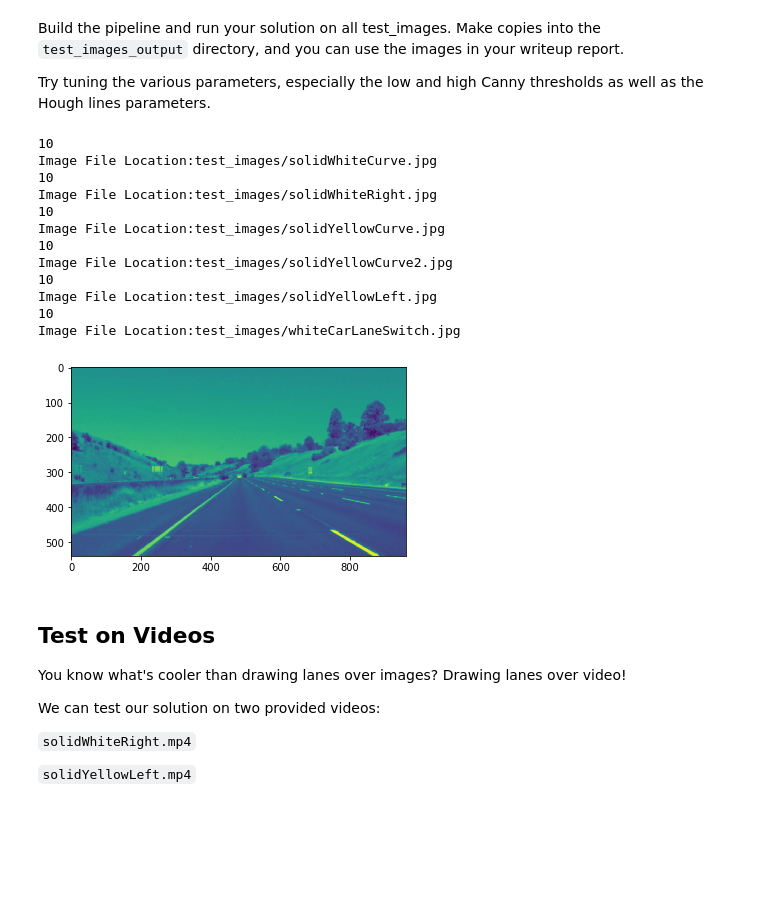
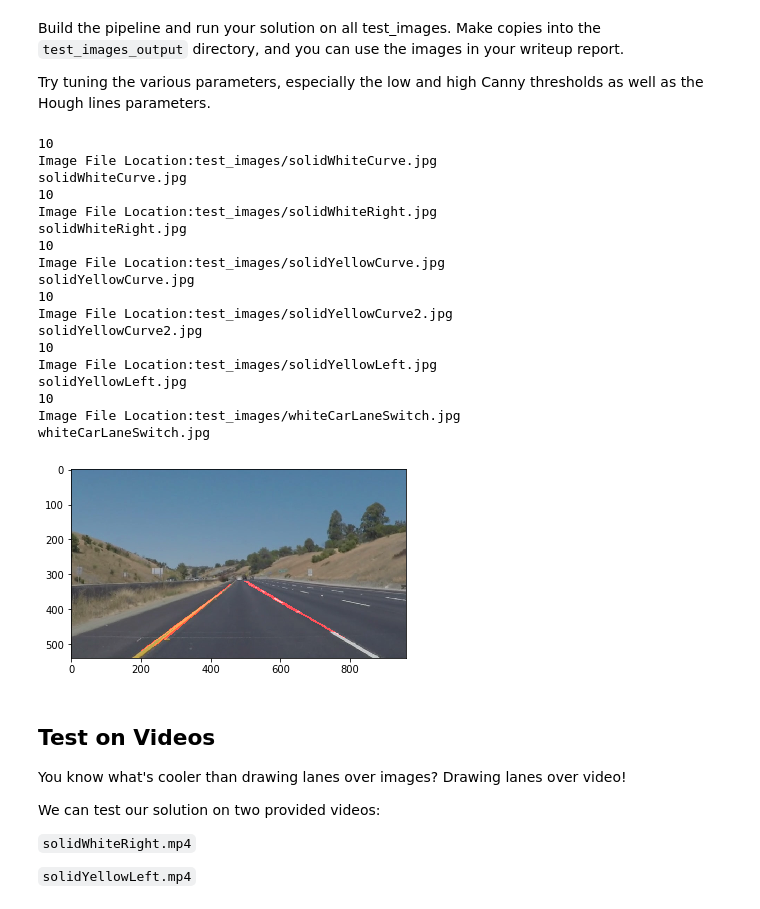
Before and after one commit to fouliex/SelfDrivingCarFindingLaneLine, a Jupyter notebook: P1.ipynb, the cells around one changed output. Drawn from its saved outputs; the diff is of its cells as text; code cells hidden in the pictures; blank space fills up the shorter version.

Commit message:
Complete building the lane finding pipeline

```diff
--- a/P1.ipynb
+++ b/P1.ipynb
@@ -220,9 +220,7 @@ class HoughTransform:
 
 
 
-def process_lane_finding(image_file_location,kernel_size,canny_low_threshold,canny_high_threshold,houghTransform):
-    print(houghTransform.rho)
-    print("Image File Location:" + image_file_location)
+def process_lane_finding(image_file_location,destination_directory,kernel_size,canny_low_threshold,canny_high_threshold,houghTransform):
 
     # Grayscale the image
     image_file = mpimg.imread(image_file_location)
@@ -243,45 +241,58 @@ def process_lane_finding(image_file_location,kernel_size,canny_low_threshold,can
     cv2.fillPoly(mask_edges, vertices,255)
     masked_edges = cv2.bitwise_and(canny_edges, mask_edges)
 
-    #
+    #Run Hough on masked_edges
+    image_with_line = hough_lines(masked_edges, houghTransform.rho, houghTransform.theta, houghTransform.threshold, houghTransform.min_line_length, houghTransform.max_line_gap)
 
+    # get weighted image
+    weighted_image = weighted_img(image_with_line, image_file, α=0.8, β=1., γ=0.)
+    #Display weighted_image
+    plt.imshow(weighted_image)
 
-    plt.imshow(gaussian_smoothing_image)
+    #Save weigthed image
+    file_name = os.path.basename(image_file_location)
+    mpimg.imsave(destination_directory + file_name,weighted_image)
 
 source_directory = "test_images/"
 destination_directory = "test_images_output/"
 kernel_size = 5
 canny_low_threshold = 50
 canny_high_threshold = 150
 
 # Hough Transform parameters
 rho =10
 theta = 5 * np.pi/180
 threshold = 60
 min_line_length =140
 max_line_gap =100
 
 
 hough = HoughTransform(rho,theta,threshold,min_line_length,max_line_gap)
 
 
 for file in os.listdir(source_directory):
     if file.endswith(".jpg"):
-        process_lane_finding(source_directory + file,kernel_size,canny_low_threshold,canny_high_threshold,hough)
+        process_lane_finding(source_directory + file,destination_directory,kernel_size,canny_low_threshold,canny_high_threshold,hough)
 # %% [output]
 10
 Image File Location:test_images/solidWhiteCurve.jpg
+solidWhiteCurve.jpg
 10
 Image File Location:test_images/solidWhiteRight.jpg
+solidWhiteRight.jpg
 10
 Image File Location:test_images/solidYellowCurve.jpg
+solidYellowCurve.jpg
 10
 Image File Location:test_images/solidYellowCurve2.jpg
+solidYellowCurve2.jpg
 10
 Image File Location:test_images/solidYellowLeft.jpg
+solidYellowLeft.jpg
 10
 Image File Location:test_images/whiteCarLaneSwitch.jpg
+whiteCarLaneSwitch.jpg
-[figure, old version]
+[figure, new version]
 # %% [markdown]
 ## Test on Videos
 
```
Also changed, not shown: 6 other files.
